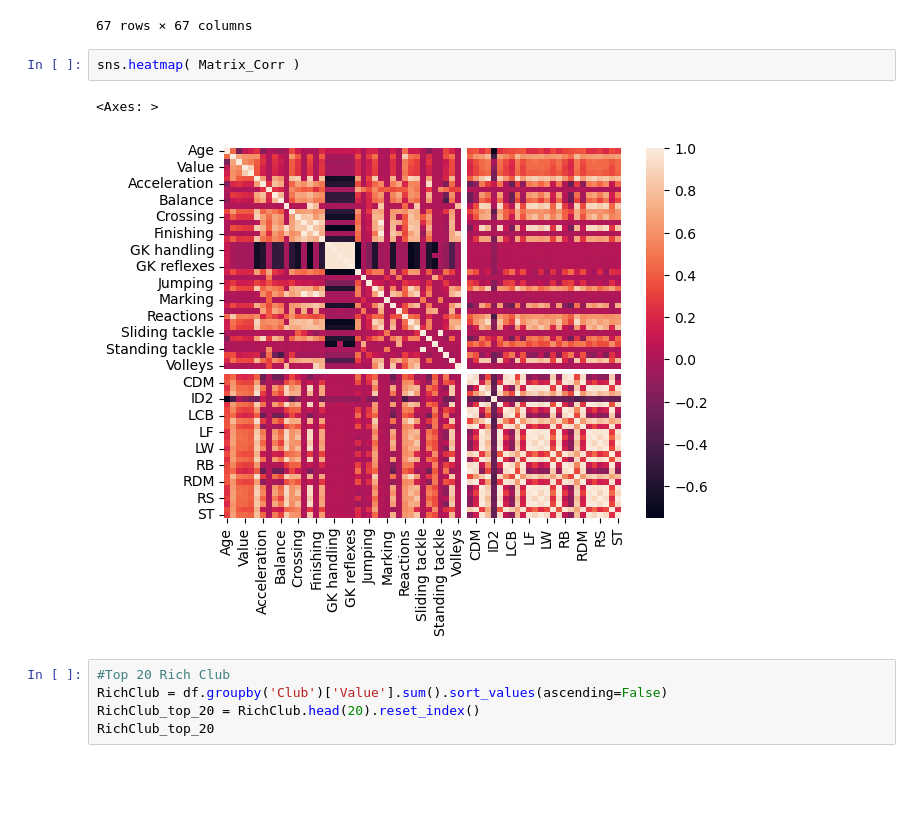
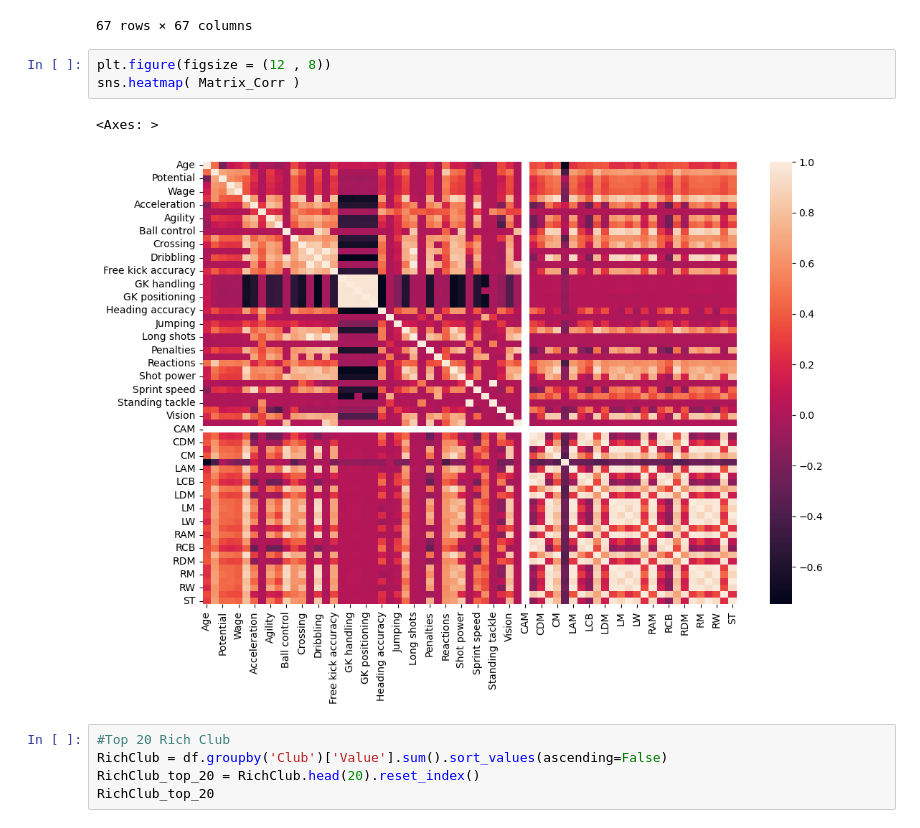
Before and after one commit to Aymenrami/Comprehensive-Analysis-of-FIFA-18-Players, a Jupyter notebook: PythonAnalyse/PlayerAnalyse.ipynb, the cells around one changed output. Cells and saved outputs as stored; diff of their text form; blank space fills up the shorter version.

```diff
--- a/PythonAnalyse/PlayerAnalyse.ipynb
+++ b/PythonAnalyse/PlayerAnalyse.ipynb
@@ -65,10 +65,11 @@ Matrix_Corr
 | ST | 0.287541 | 0.664822 | 0.447747 | 0.456517 | 0.421092 | 0.793552 | 0.426829 | 0.000178 | 0.528204 | 0.297673 | ... |
 67 rows × 67 columns
 # %%
+plt.figure(figsize = (12 , 8))
 sns.heatmap( Matrix_Corr )
 # %% [output]
 <Axes: >
-[figure, old version]
+[figure, new version]
 # %%
 #Top 20 Rich Club
 RichClub = df.groupby('Club')['Value'].sum().sort_values(ascending=False)
```
Also changed, not shown: parts of 37 cells of this notebook.
